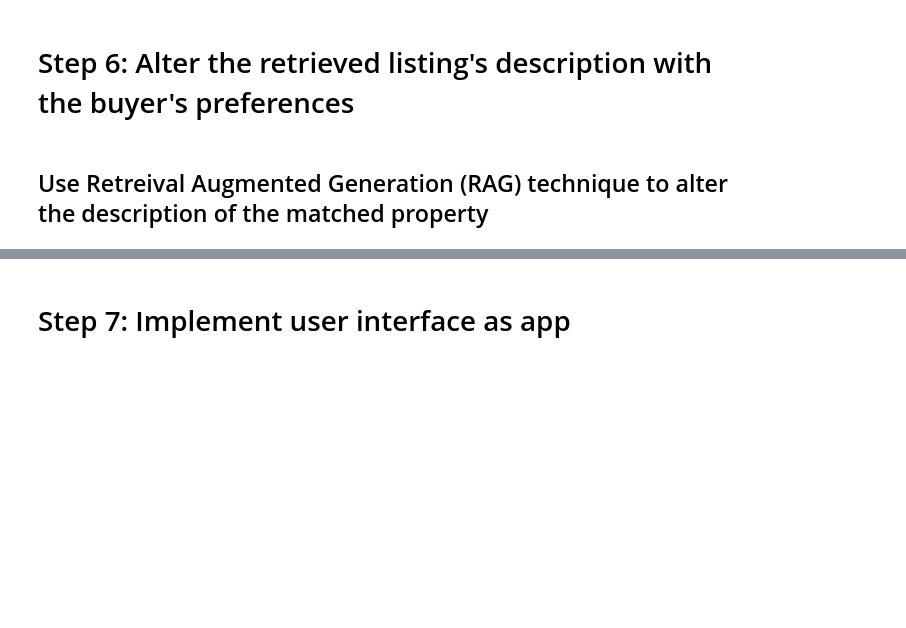
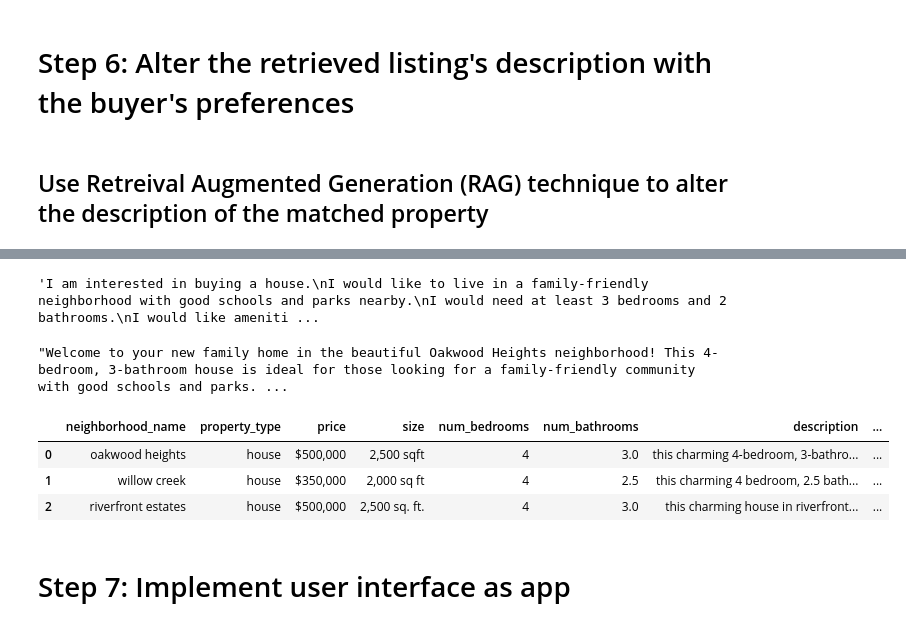
Before and after one commit to wcy41gtc/llm-personalized-real-estate-agent, a Jupyter notebook: AI-real-estate-agent.ipynb, the cells around one changed output, grey strips where cells are left out. Cells and saved outputs as stored; diff of their text form; code cells hidden in the pictures; blank space fills up the shorter version.

```diff
--- a/AI-real-estate-agent.ipynb
+++ b/AI-real-estate-agent.ipynb
@@ -347,3 +327,0 @@ test_matchup_description = test_matchup["combined_description"][0]
-# %%
-rag_prompt=rag_prompt.format(test_context, test_matchup_description)
-print(rag_prompt)
@@ -372,2 +328,27 @@ Welcome to your dream home in the exclusive neighborhood of Bel Air! This luxuri
+# %%
+def generate_custom_listing_description(preference, num):
+    reco_df = search_listings(table, preference, num)
+    agent_reco = generate_listing_description(rag_prompt.format(preference, reco_df.iloc[0]["combined_description"]))
+    reco_df.drop(['combined_description', 'ada_embeddings', '_distance'], axis=1, inplace=True)
+    return agent_reco, reco_df
+# %%
+preference
+# %% [output]
+'I am interested in buying a house.\nI would like to live in a family-friendly neighborhood with good schools and parks nearby.\nI would need at least 3 bedrooms and 2 bathrooms.\nI would like ameniti ...
+# %%
+n = 3
+# %%
+agent_reco, reco_df = generate_custom_listing_description(preference, n)
+# %%
+agent_reco
+# %% [output]
+"Welcome to your new family home in the beautiful Oakwood Heights neighborhood! This 4-bedroom, 3-bathroom house is ideal for those looking for a family-friendly community with good schools and parks. ...
+# %%
+reco_df
+# %% [output]
+|  | neighborhood_name | property_type | price | size | num_bedrooms | num_bathrooms | description | ... |
+| 0 | oakwood heights | house | $500,000 | 2,500 sqft | 4 | 3.0 | this charming 4-bedroom, 3-bathro... | ... |
+| 1 | willow creek | house | $350,000 | 2,000 sq ft | 4 | 2.5 | this charming 4 bedroom, 2.5 bath... | ... |
+| 2 | riverfront estates | house | $500,000 | 2,500 sq. ft. | 4 | 3.0 | this charming house in riverfront... | ... |
 # %% [markdown]
 # Step 7: Implement user interface as app
```
Also changed, not shown: parts of 19 cells of this notebook, 11 other files.
